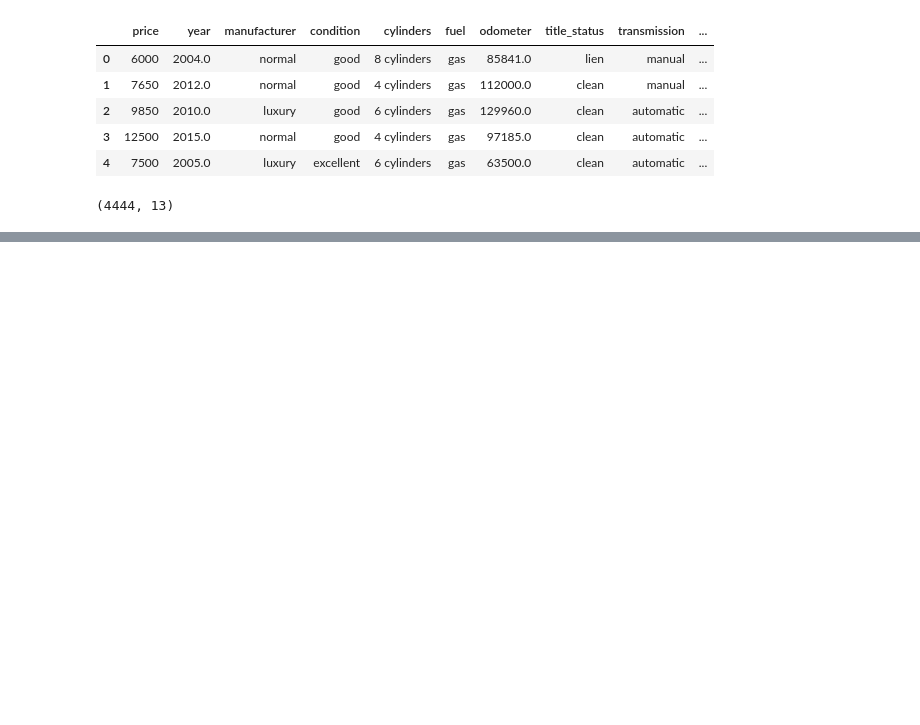
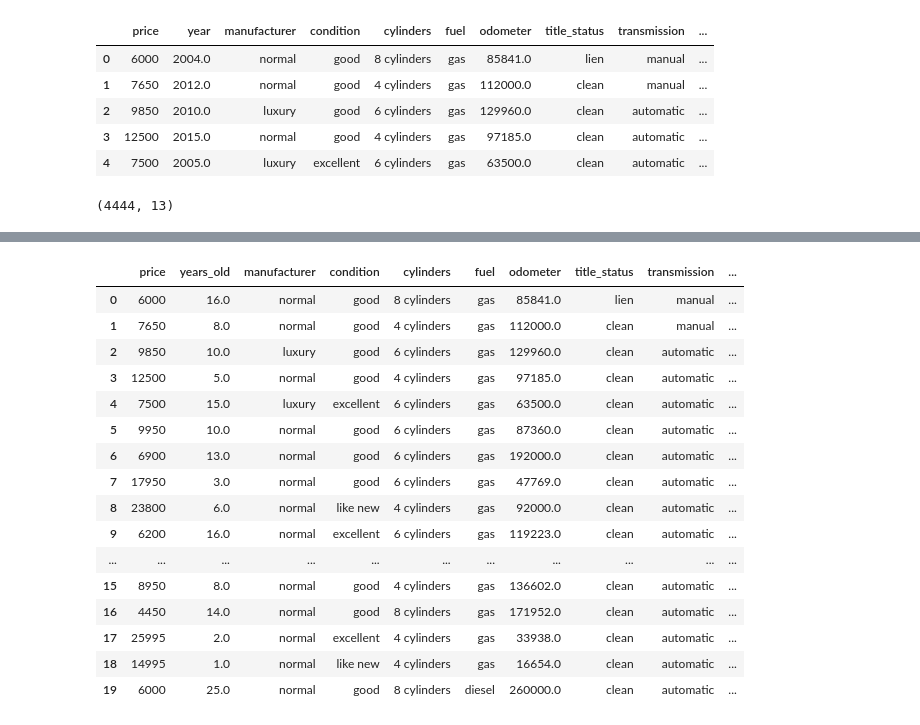
Before and after one commit to elfua360/Used-Car-Bayesian-Analysis, a Jupyter notebook: preprocessing.ipynb, the cells around one changed output, grey strips where cells are left out. Saved outputs shown, nothing was run; the diff lists cells and outputs as text; code cells hidden in the pictures; blank space fills up the shorter version.

```diff
--- a/preprocessing.ipynb
+++ b/preprocessing.ipynb
@@ -70,0 +86,4 @@ df.to_csv("vehicles-final(USE)")
+# %%
+#new = df[df["year"] >= 2020]
+df["year"] = 2020 - df["year"]
+df.head()
@@ -70,0 +97,6 @@ df.to_csv("vehicles-final(USE)")
+# %%
+new = df.rename(columns={"year":"years_old"})
+# %%
+new = new.drop(['Unnamed: 0'], axis=1)
+new.head()
+new.to_csv('vehicles-years_modified.csv')
@@ -70,0 +122,13 @@ df.to_csv("vehicles-final(USE)")
+# %%
+o = new["odometer"].array
+res = []
+for i, val in enumerate(o):
+    if val >= 50000:
+        res.append('very-high')
+    elif val >= 15000:
+        res.append('high')
+    elif val >= 7000:
+        res.append('average')
+    else:
+        res.append('low')
+new['mileage'] = res
@@ -70,0 +152,20 @@ df.to_csv("vehicles-final(USE)")
+# %%
+new.head(20)
+# %% [output]
+|  | price | years_old | manufacturer | condition | cylinders | fuel | odometer | title_status | transmission | ... |
+| 0 | 6000 | 16.0 | normal | good | 8 cylinders | gas | 85841.0 | lien | manual | ... |
+| 1 | 7650 | 8.0 | normal | good | 4 cylinders | gas | 112000.0 | clean | manual | ... |
+| 2 | 9850 | 10.0 | luxury | good | 6 cylinders | gas | 129960.0 | clean | automatic | ... |
+| 3 | 12500 | 5.0 | normal | good | 4 cylinders | gas | 97185.0 | clean | automatic | ... |
+| 4 | 7500 | 15.0 | luxury | excellent | 6 cylinders | gas | 63500.0 | clean | automatic | ... |
+| 5 | 9950 | 10.0 | normal | good | 6 cylinders | gas | 87360.0 | clean | automatic | ... |
+| 6 | 6900 | 13.0 | normal | good | 6 cylinders | gas | 192000.0 | clean | automatic | ... |
+| 7 | 17950 | 3.0 | normal | good | 6 cylinders | gas | 47769.0 | clean | automatic | ... |
+| 8 | 23800 | 6.0 | normal | like new | 4 cylinders | gas | 92000.0 | clean | automatic | ... |
+| 9 | 6200 | 16.0 | normal | excellent | 6 cylinders | gas | 119223.0 | clean | automatic | ... |
+| ... | ... | ... | ... | ... | ... | ... | ... | ... | ... | ... |
+| 15 | 8950 | 8.0 | normal | good | 4 cylinders | gas | 136602.0 | clean | automatic | ... |
+| 16 | 4450 | 14.0 | normal | good | 8 cylinders | gas | 171952.0 | clean | automatic | ... |
+| 17 | 25995 | 2.0 | normal | excellent | 4 cylinders | gas | 33938.0 | clean | automatic | ... |
+| 18 | 14995 | 1.0 | normal | like new | 4 cylinders | gas | 16654.0 | clean | automatic | ... |
+| 19 | 6000 | 25.0 | normal | good | 8 cylinders | diesel | 260000.0 | clean | automatic | ... |
```
Also changed, not shown: parts of 10 cells of this notebook, 9 other files.
